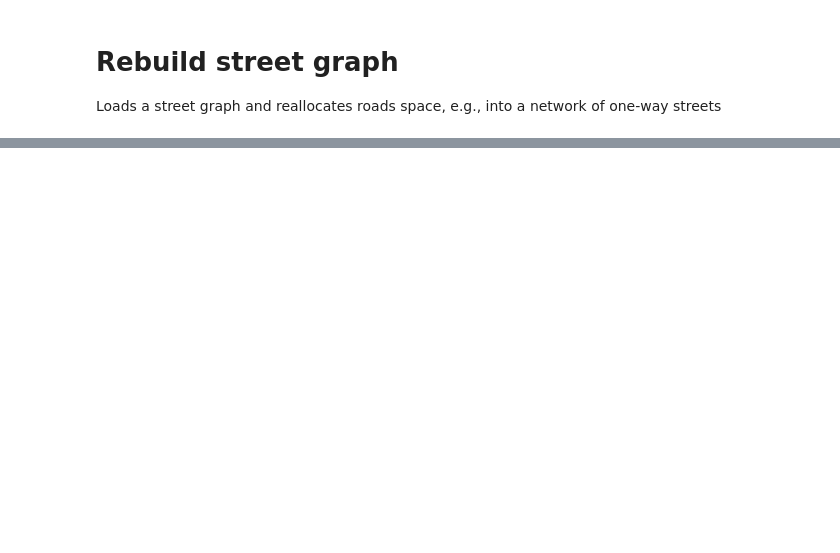
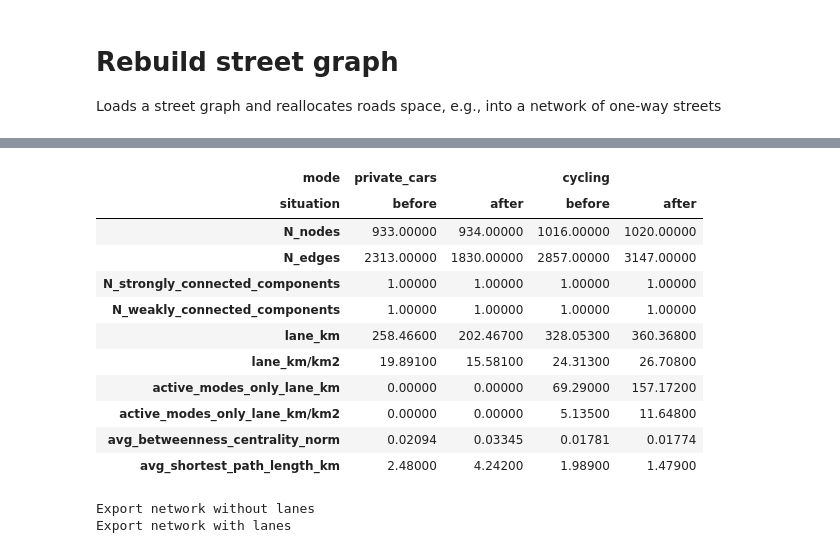
Before and after one commit to lukasballo/snman, a Jupyter notebook: rebuild_street_graph.ipynb, the cells around one changed output, grey strips where cells are left out. Cells and saved outputs as stored; diff of their text form; code cells hidden in the pictures; blank space fills up the shorter version.

```diff
--- a/rebuild_street_graph.ipynb
+++ b/rebuild_street_graph.ipynb
@@ -83,35 +129,54 @@ oxc.plot_graph(L)
 # %%
 import pandas as pd
 
 # calculate lane graph stats for different modes before and after the rebuild
 
 res = pd.DataFrame([
     snman.graph_tools.calculate_lane_graph_stats(
-        snman.graph_tools.street_graph_to_lane_graph(H, MODE_PRIVATE_CARS, KEY_LANES_DESCRIPTION)
+        snman.graph_tools.keep_only_the_largest_connected_component(
+            snman.graph_tools.street_graph_to_lane_graph(H, MODE_PRIVATE_CARS, KEY_LANES_DESCRIPTION)
+            , weak=False
+        )
     ),
     snman.graph_tools.calculate_lane_graph_stats(
-        snman.graph_tools.street_graph_to_lane_graph(H, MODE_PRIVATE_CARS, KEY_LANES_DESCRIPTION_AFTER)
+        snman.graph_tools.keep_only_the_largest_connected_component(
+            snman.graph_tools.street_graph_to_lane_graph(H, MODE_PRIVATE_CARS, KEY_LANES_DESCRIPTION_AFTER)
+            , weak=False
+        )
     ),
     snman.graph_tools.calculate_lane_graph_stats(
-        snman.graph_tools.street_graph_to_lane_graph(H, MODE_CYCLING, KEY_LANES_DESCRIPTION)
+        snman.graph_tools.keep_only_the_largest_connected_component(
+            snman.graph_tools.street_graph_to_lane_graph(H, MODE_CYCLING, KEY_LANES_DESCRIPTION)
+            , weak=False
+        )
     ),
     snman.graph_tools.calculate_lane_graph_stats(
-        snman.graph_tools.street_graph_to_lane_graph(H, MODE_CYCLING, KEY_LANES_DESCRIPTION_AFTER)
+        snman.graph_tools.keep_only_the_largest_connected_component(
+            snman.graph_tools.street_graph_to_lane_graph(H, MODE_CYCLING, KEY_LANES_DESCRIPTION_AFTER)
+            , weak=False
+        )
     ),
-    snman.graph_tools.calculate_lane_graph_stats(
-        snman.graph_tools.street_graph_to_lane_graph(H, MODE_TRANSIT, KEY_LANES_DESCRIPTION)
-    ),
-    snman.graph_tools.calculate_lane_graph_stats(
-        snman.graph_tools.street_graph_to_lane_graph(H, MODE_TRANSIT, KEY_LANES_DESCRIPTION_AFTER)
-    )
 ])
 
-res['mode'] = [MODE_PRIVATE_CARS, MODE_PRIVATE_CARS, MODE_CYCLING, MODE_CYCLING, MODE_TRANSIT, MODE_TRANSIT]
-res['situation'] = ['before', 'after', 'before', 'after', 'before', 'after']
+res['mode'] = [MODE_PRIVATE_CARS, MODE_PRIVATE_CARS, MODE_CYCLING, MODE_CYCLING]
+res['situation'] = ['before', 'after', 'before', 'after']
 
 res = res.set_index(['mode', 'situation']).transpose()
 
 res
+# %% [output]
+| mode | private_cars |  | cycling |  |
+| situation | before | after | before | after |
+| N_nodes | 933.00000 | 934.00000 | 1016.00000 | 1020.00000 |
+| N_edges | 2313.00000 | 1830.00000 | 2857.00000 | 3147.00000 |
+| N_strongly_connected_components | 1.00000 | 1.00000 | 1.00000 | 1.00000 |
+| N_weakly_connected_components | 1.00000 | 1.00000 | 1.00000 | 1.00000 |
+| lane_km | 258.46600 | 202.46700 | 328.05300 | 360.36800 |
+| lane_km/km2 | 19.89100 | 15.58100 | 24.31300 | 26.70800 |
+| active_modes_only_lane_km | 0.00000 | 0.00000 | 69.29000 | 157.17200 |
+| active_modes_only_lane_km/km2 | 0.00000 | 0.00000 | 5.13500 | 11.64800 |
+| avg_betweenness_centrality_norm | 0.02094 | 0.03345 | 0.01781 | 0.01774 |
+| avg_shortest_path_length_km | 2.48000 | 4.24200 | 1.98900 | 1.47900 |
 # %%
 # =====================================================================================
 # EXPORT
@@ -133,6 +198,9 @@ if 0:
 
 if 1:
     print('Export network with lanes')
-    snman.export_street_graph_with_lanes(G, 'ln_desc', export_path + 'edges_lanes.shp', scaling=4)
-    snman.export_street_graph_with_lanes(G, 'ln_desc_after', export_path + 'edges_lanes_after.shp', scaling=4)
+    snman.export_street_graph_with_lanes(G, 'ln_desc', export_path + 'edges_lanes.shp', scaling=1)
+    snman.export_street_graph_with_lanes(G, 'ln_desc_after', export_path + 'edges_lanes_after.shp', scaling=1)
+# %% [output]
+Export network without lanes
+Export network with lanes
 # %%
```
Also changed, not shown: parts of 8 cells of this notebook.
